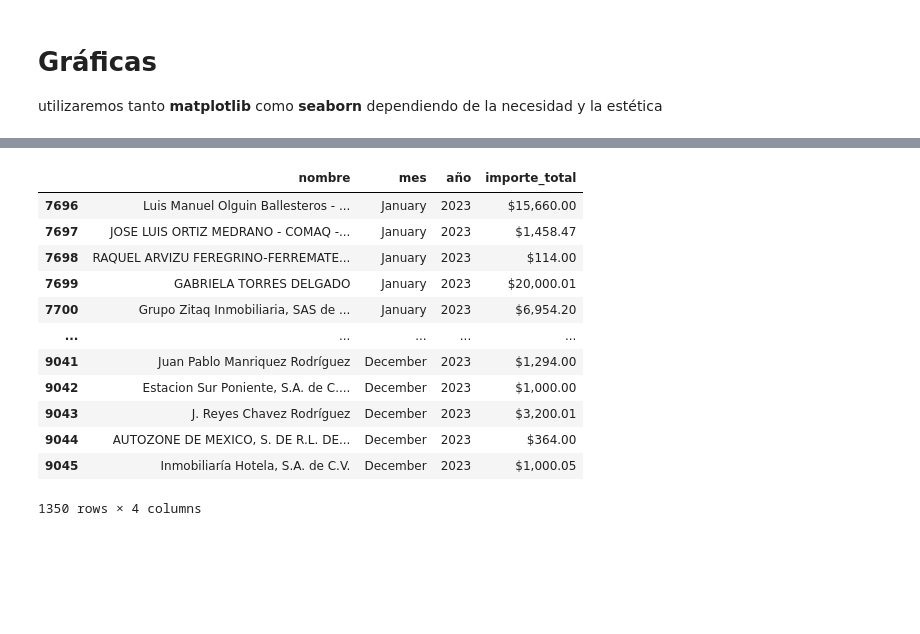
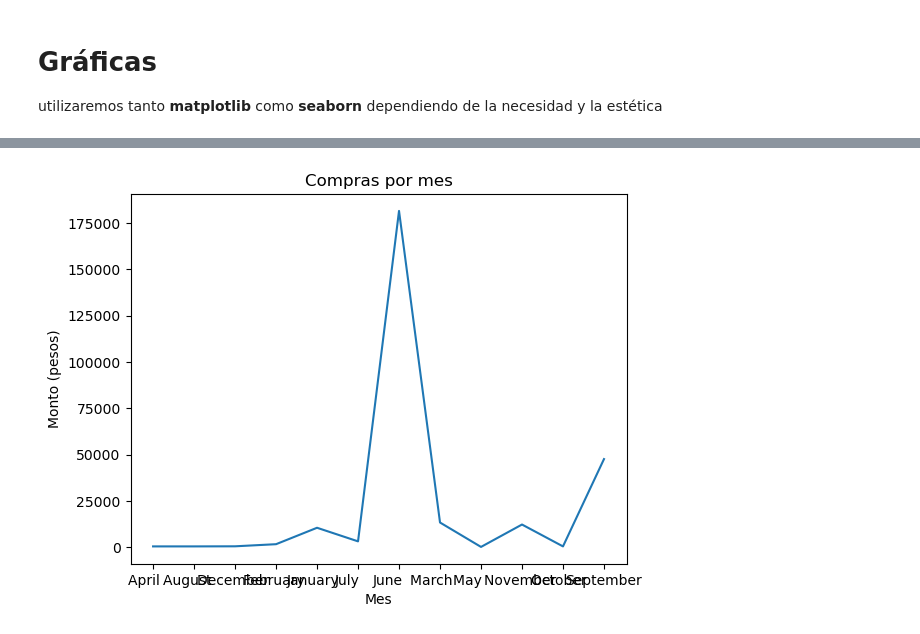
Before and after one commit to Samaelthecreator/DataAnalyst, a Jupyter notebook: comprasAnalysis.ipynb, the cells around one changed output, grey strips where cells are left out. Saved outputs shown, nothing was run; the diff lists cells and outputs as text; code cells hidden in the pictures; blank space fills up the shorter version.

Commit message:
Adding graphical part

```diff
--- a/comprasAnalysis.ipynb
+++ b/comprasAnalysis.ipynb
@@ -239,21 +236,31 @@ prov
 9910 rows × 4 columns
-# %%
-y2023 = prov[prov['año'] == '2023']
-
-#Querie con los importes por mes de un periodo de un año
-
-y2023
-# %% [output]
-|  | nombre | mes | año | importe_total |
-| 7696 | Luis Manuel Olguin Ballesteros - ... | January | 2023 | $15,660.00 |
-| 7697 | JOSE LUIS ORTIZ MEDRANO - COMAQ -... | January | 2023 | $1,458.47 |
-| 7698 | RAQUEL ARVIZU FEREGRINO-FERREMATE... | January | 2023 | $114.00 |
-| 7699 | GABRIELA TORRES DELGADO | January | 2023 | $20,000.01 |
-| 7700 | Grupo Zitaq Inmobiliaria, SAS de ... | January | 2023 | $6,954.20 |
-| ... | ... | ... | ... | ... |
-| 9041 | Juan Pablo Manriquez Rodríguez | December | 2023 | $1,294.00 |
-| 9042 | Estacion Sur Poniente, S.A. de C.... | December | 2023 | $1,000.00 |
-| 9043 | J. Reyes Chavez Rodríguez | December | 2023 | $3,200.01 |
-| 9044 | AUTOZONE DE MEXICO, S. DE R.L. DE... | December | 2023 | $364.00 |
-| 9045 | Inmobiliaría Hotela, S.A. de C.V. | December | 2023 | $1,000.05 |
-1350 rows × 4 columns
+# %%
+prov_por_año = { '2020' : prov[prov['año'] == '2020'],
+                '2021' : prov[prov['año'] == '2021'],
+                '2022' : prov[prov['año'] == '2022'],
+                '2023' : prov[prov['año'] == '2023'],
+                '2024' : prov[prov['año'] == '2024']}
+# %%
+#vamos a trabajar con el año 2020
+
+#REALIZAREMOS VARIOS GRÁFICOS PARA DOMINAR LAS GRÁFICAS Y REPRESENTACIONES DE DATOS.
+
+y2020 = prov_por_año['2022']
+q2020 = '''SELECT mes, importe_total AS 'importe total' FROM y2020 GROUP BY mes'''
+y2020 = ps.sqldf(q2020,locals())
+
+x = y2020['mes']
+y = y2020['importe total']
+
+
+
+plt.plot(x,y)
+plt.xlabel("Mes")
+plt.ylabel("Monto (pesos)")
+plt.title("Compras por mes")
+plt.show()
+
+# fig, ax = plt.subplots()
+# ax.hist(y2020['mes'])
+# %% [output]
+[figure, added]
```
Also changed, not shown: parts of 2 cells of this notebook.
